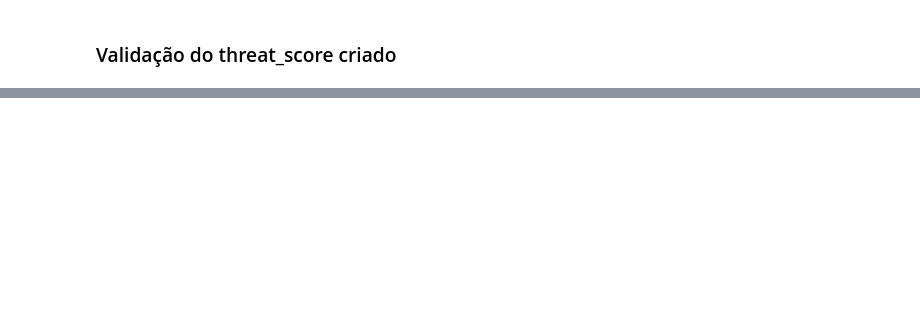
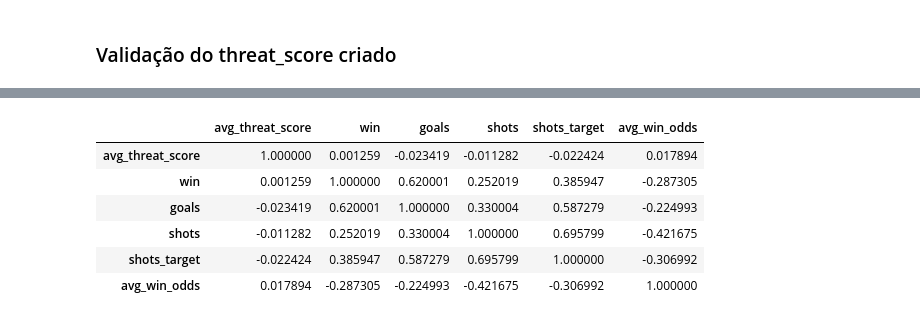
Before and after one commit to matheussmelo/defensive-performance-prediction, a Jupyter notebook: notebooks/2_engineering/target_engineering.ipynb, the cells around one changed output, grey strips where cells are left out. Drawn from its saved outputs; the diff is of its cells as text; code cells hidden in the pictures; blank space fills up the shorter version.

```diff
--- a/notebooks/2_engineering/target_engineering.ipynb
+++ b/notebooks/2_engineering/target_engineering.ipynb
@@ -619,0 +818,29 @@ df_events.filter(F.col('gameId') == 4458).show()
+# %%
+df_pl_match_stats_22_23_filtrado_mapped_home = df_avg_threat_match_stats.filter(
+    F.col('homeTeam')
+    ).select(
+    "date",
+    F.col("homeTeamName").alias("teamName"),
+    "avg_threat_score",
+    (F.col("FTR") == 'H').alias('win'),
+    F.col("FTHG").alias("goals"),
+    F.col("HS").alias("shots"),
+    F.col("HST").alias("shots_target"),
+    F.col("AvgH").alias("avg_win_odds")
+)
+
+df_pl_match_stats_22_23_filtrado_mapped_away = df_avg_threat_match_stats.filter(
+    ~F.col('homeTeam')
+    ).select(
+    "date",
+    F.col("opponentTeamName").alias("teamName"),
+    "avg_threat_score",
+    (F.col("FTR") == 'A').alias('win'),
+    F.col("FTAG").alias("goals"),
+    F.col("AS").alias("shots"),
+    F.col("AST").alias("shots_target"),
+    F.col("AvgA").alias("avg_win_odds")
+)
+
+df_team_match = df_pl_match_stats_22_23_filtrado_mapped_home.unionByName(df_pl_match_stats_22_23_filtrado_mapped_away)
+df_team_match.show()
@@ -619,0 +865,11 @@ df_events.filter(F.col('gameId') == 4458).show()
+# %%
+df_team_match_pd = df_team_match.toPandas()
+df_team_match_pd.drop(['date', 'teamName'], axis=1).corr()
+# %% [output]
+|  | avg_threat_score | win | goals | shots | shots_target | avg_win_odds |
+| avg_threat_score | 1.000000 | 0.001259 | -0.023419 | -0.011282 | -0.022424 | 0.017894 |
+| win | 0.001259 | 1.000000 | 0.620001 | 0.252019 | 0.385947 | -0.287305 |
+| goals | -0.023419 | 0.620001 | 1.000000 | 0.330004 | 0.587279 | -0.224993 |
+| shots | -0.011282 | 0.252019 | 0.330004 | 1.000000 | 0.695799 | -0.421675 |
+| shots_target | -0.022424 | 0.385947 | 0.587279 | 0.695799 | 1.000000 | -0.306992 |
+| avg_win_odds | 0.017894 | -0.287305 | -0.224993 | -0.421675 | -0.306992 | 1.000000 |
```
Also changed, not shown: parts of 27 cells of this notebook.
